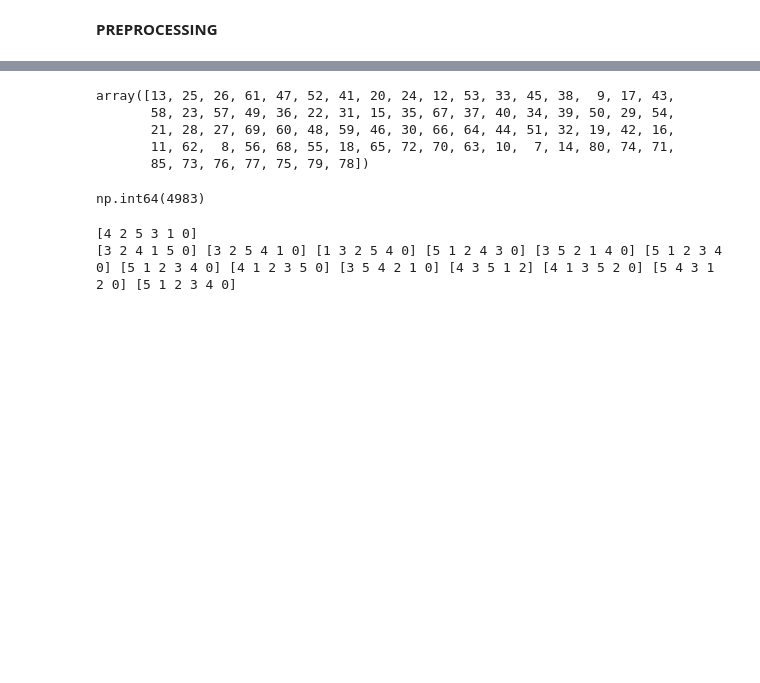
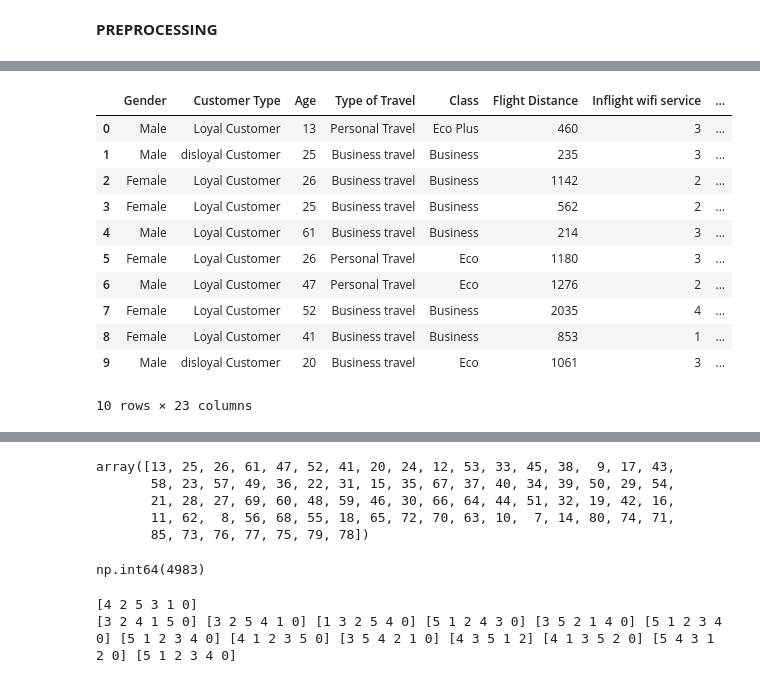
Before and after one commit to Monamuruganandham/Datascience, a Jupyter notebook: Miniproject 3/Customer Satisfaction Prediction/customer satisfaction prediction.ipynb, the cells around one changed output, grey strips where cells are left out. Cells and saved outputs as stored; diff of their text form; code cells hidden in the pictures; blank space fills up the shorter version.

```diff
--- a/Miniproject 3/Customer Satisfaction Prediction/customer satisfaction prediction.ipynb
+++ b/Miniproject 3/Customer Satisfaction Prediction/customer satisfaction prediction.ipynb
@@ -21,0 +71,15 @@ df.head(200)
+# %%
+df.head(10)
+# %% [output]
+|  | Gender | Customer Type | Age | Type of Travel | Class | Flight Distance | Inflight wifi service | ... |
+| 0 | Male | Loyal Customer | 13 | Personal Travel | Eco Plus | 460 | 3 | ... |
+| 1 | Male | disloyal Customer | 25 | Business travel | Business | 235 | 3 | ... |
+| 2 | Female | Loyal Customer | 26 | Business travel | Business | 1142 | 2 | ... |
+| 3 | Female | Loyal Customer | 25 | Business travel | Business | 562 | 2 | ... |
+| 4 | Male | Loyal Customer | 61 | Business travel | Business | 214 | 3 | ... |
+| 5 | Female | Loyal Customer | 26 | Personal Travel | Eco | 1180 | 3 | ... |
+| 6 | Male | Loyal Customer | 47 | Personal Travel | Eco | 1276 | 2 | ... |
+| 7 | Female | Loyal Customer | 52 | Business travel | Business | 2035 | 4 | ... |
+| 8 | Female | Loyal Customer | 41 | Business travel | Business | 853 | 1 | ... |
+| 9 | Male | disloyal Customer | 20 | Business travel | Eco | 1061 | 3 | ... |
+10 rows × 23 columns
```
Also changed, not shown: parts of 21 cells of this notebook, 2 other files.
